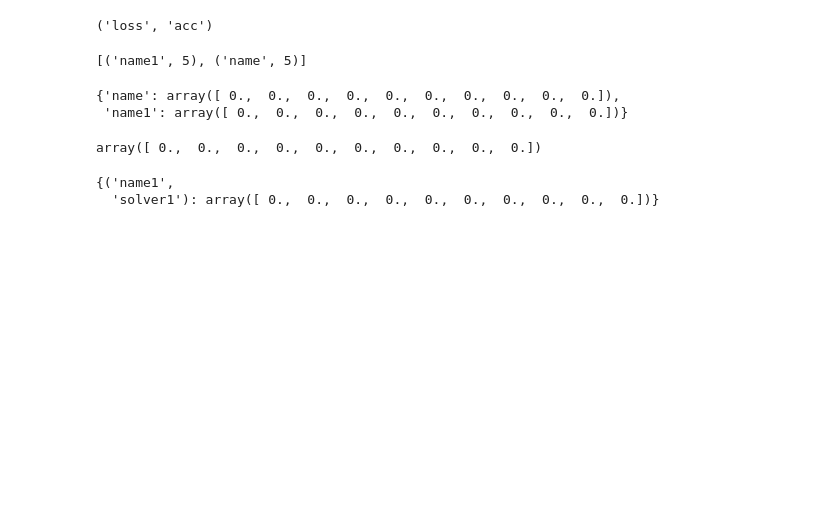
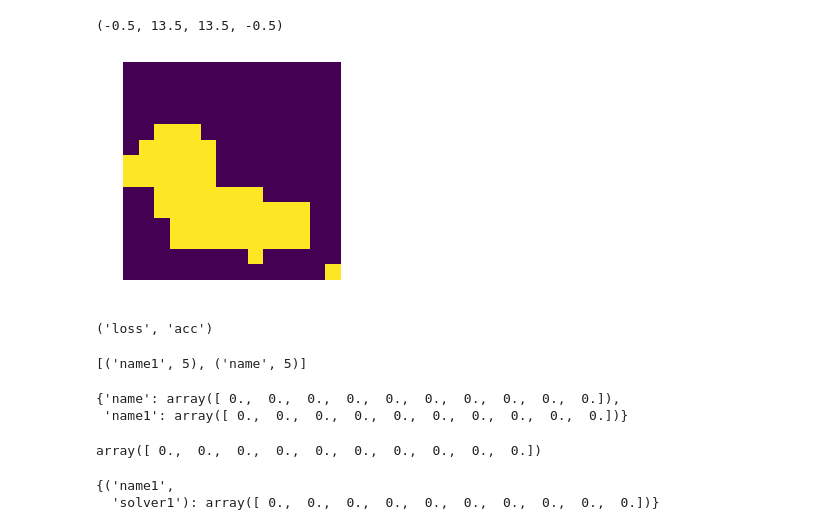
Before and after one commit to ybdong/paper, a Jupyter notebook: fine_grained.ipynb, the cells around one changed output. Drawn from its saved outputs; the diff is of its cells as text; code cells hidden in the pictures; blank space fills up the shorter version.

```diff
--- a/fine_grained.ipynb
+++ b/fine_grained.ipynb
@@ -303,3 +467,10 @@ del style_solver, scratch_style_solver, solvers
+# %%
+tmp_mean2 = np.mean(np.mean(data2));
+highlight2=data2>tmp_mean2
+plt.imshow(highlight2); plt.axis('off')
+# %% [output]
+(-0.5, 13.5, 13.5, -0.5)
+[figure, added]
 # %%
 def eval_style_net(weights, test_iters=10):
     test_net = caffe.Net(style_net(train=False), weights, caffe.TEST)
```
Also changed, not shown: parts of 20 cells of this notebook.
